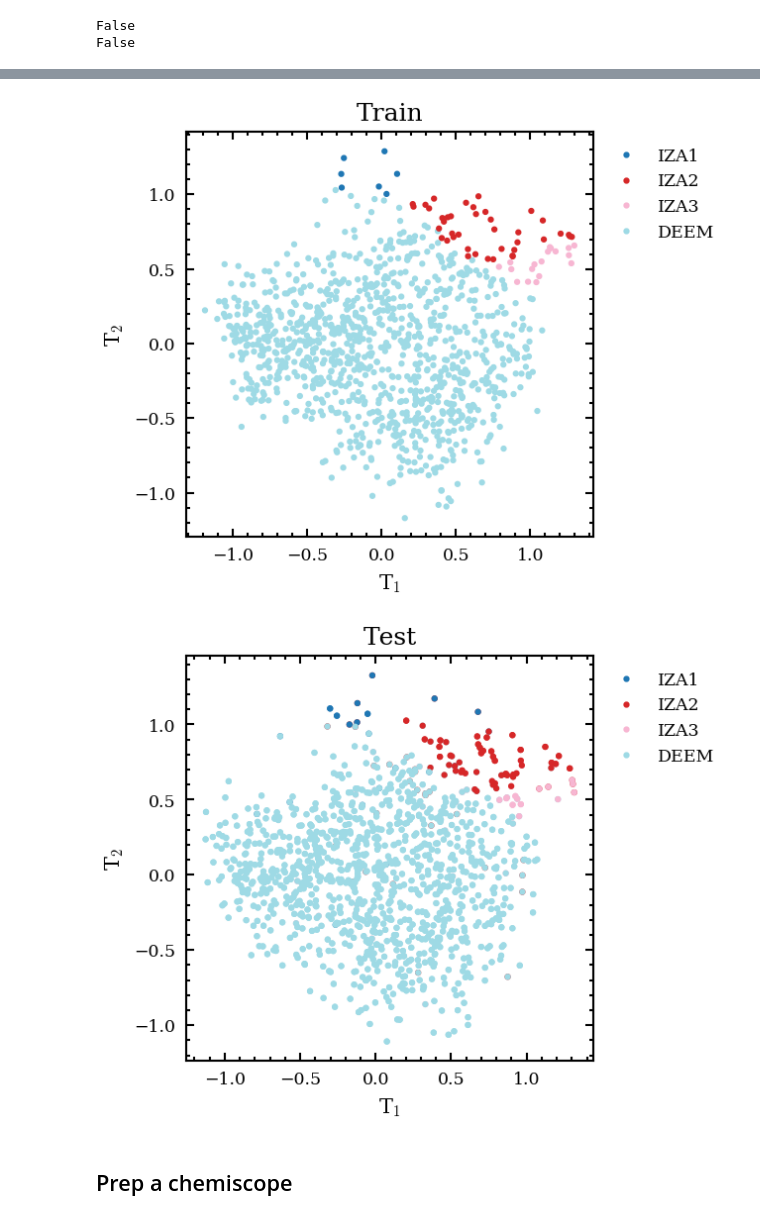
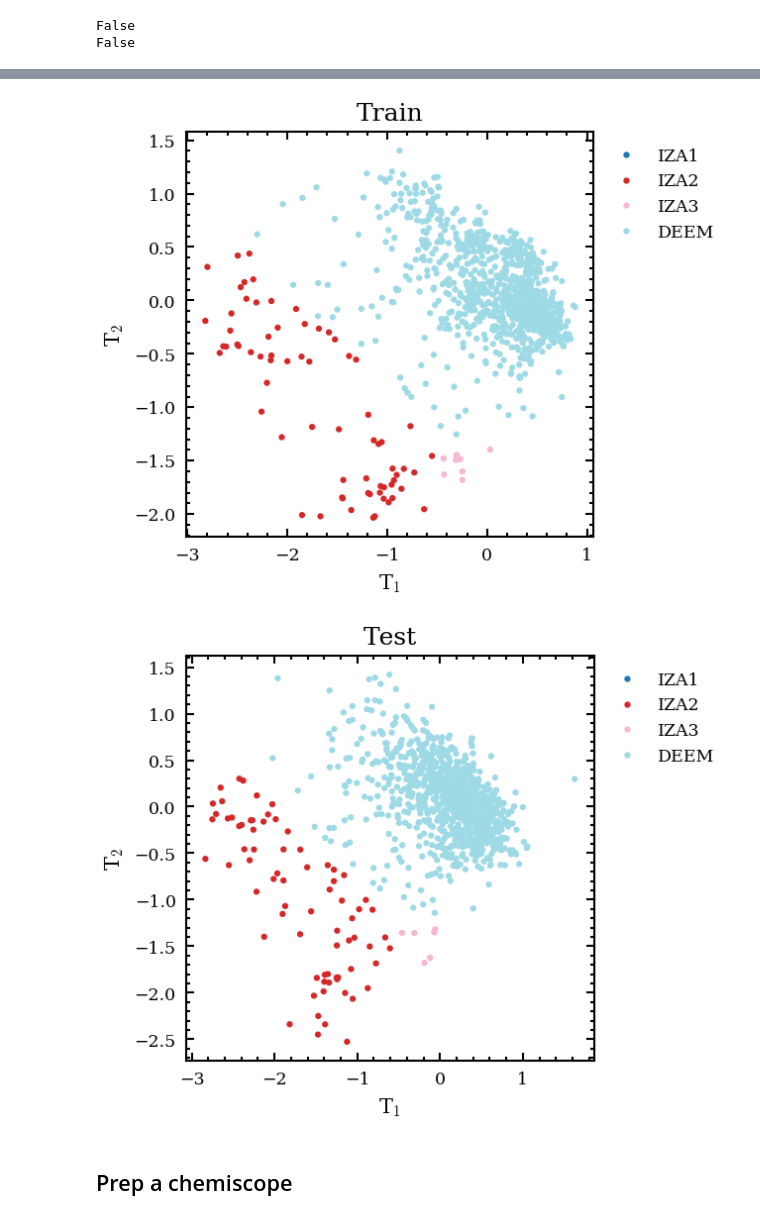
Before and after one commit to bhelfrecht/zeolites_iza-deem, a Jupyter notebook: Scripts/kpcovr-svm_test.ipynb, the cells around one changed output, grey strips where cells are left out. Cells and saved outputs as stored; diff of their text form; code cells hidden in the pictures.

Commit message:
Updates to SVM-KPCovR notebooks

```diff
--- a/Scripts/kpcovr-svm_test.ipynb
+++ b/Scripts/kpcovr-svm_test.ipynb
@@ -431,8 +431,8 @@ K_train_centered /= K_scale
 # SVM
 # With 'balanced' class weights the predictions are a bit poorer, but the KPCovR projection
 # looks largely the same
-df_type = 'ovo'
-svc = SVC(kernel='precomputed', decision_function_shape=df_type, class_weight='balanced', C=1.0)
+df_type = 'ovr'
+svc = SVC(kernel='precomputed', decision_function_shape=df_type, class_weight='balanced', C=10.0)
 svc.fit(K_train_centered, Y_svm_train)
 
 df_train = svc.decision_function(K_train_centered)
@@ -771,5 +769,5 @@ plt.show()
 # %%
-kpcovr = KPCovR2(mixing=opt_alpha, n_components=n_kpcovr, kernel='precomputed', krr_params=dict(alpha=opt_reg))
+kpcovr = KPCovR2(mixing=0.0, n_components=n_kpcovr, kernel='precomputed', krr_params=dict(alpha=opt_reg))
 #kpcovr = KPCovR(alpha=opt_alpha, n_kpca=n_kpcovr, reg=opt_reg)
 kpcovr.fit(K_train_centered, Y_train)
 T_train = kpcovr.transform(K_train_centered) #kpcovr.transform_K(K_train_centered) #
@@ -994,31 +980,30 @@ plt.savefig('../Results/6.0/svm-kpcovr-test_train.png', bbox_inches='tight')
 
 plt.show()
 # %% [output]
-[figure, old version]
+[figure, new version]
 # %%
 plt.scatter(T_test[n_iza_test:, 0], T_test[n_iza_test:, 1],
             #c=Y_svm_test[n_iza_test:], cmap='tab20', vmin=1, vmax=4, zorder=2)
             c=class_kpcovr_test[n_iza_test:], cmap='tab20', vmin=1, vmax=4, zorder=2)
 plt.scatter(T_test[0:n_iza_test, 0], T_test[0:n_iza_test, 1],
             #c=Y_svm_test[0:n_iza_test], cmap='tab20', vmin=1, vmax=4, zorder=3)
             c=class_kpcovr_test[0:n_iza_test], cmap='tab20', vmin=1, vmax=4, zorder=3)
-plt.scatter(T_test[:, 0], T_test[:, 1], c=Y_svm_test, cmap='tab20')
 handles = [Line2D([0], [0], c=plt.get_cmap('tab20')(0.0), marker='o', linewidth=0),
            Line2D([0], [0], c=plt.get_cmap('tab20')(0.33), marker='o', linewidth=0),
            Line2D([0], [0], c=plt.get_cmap('tab20')(0.67), marker='o', linewidth=0),
            Line2D([0], [0], c=plt.get_cmap('tab20')(1.0), marker='o', linewidth=0)]
 labels = ['IZA1', 'IZA2', 'IZA3', 'DEEM']
 plt.legend(handles=handles, labels=labels, loc='upper left', bbox_to_anchor=(1.0, 1.0))
 
 plt.xlabel(r'T$_1$')
 plt.ylabel(r'T$_2$')
 plt.title('Test')
 
 plt.savefig('../Results/6.0/svm-kpcovr-test_test.png', bbox_inches='tight')
 
 plt.show()
 # %% [output]
-[figure, old version]
+[figure, new version]
 # %% [markdown]
 ## Prep a chemiscope
 # %% [raw]
```
Also changed, not shown: parts of 22 cells of this notebook, 1 other file.
